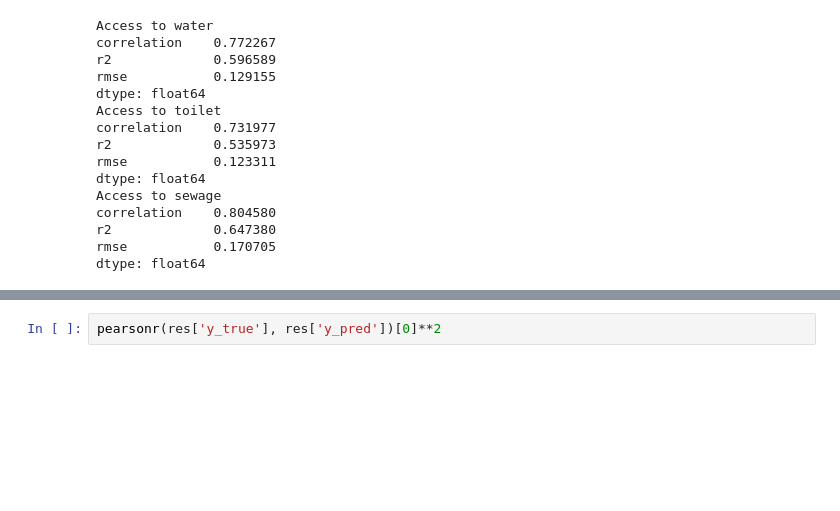
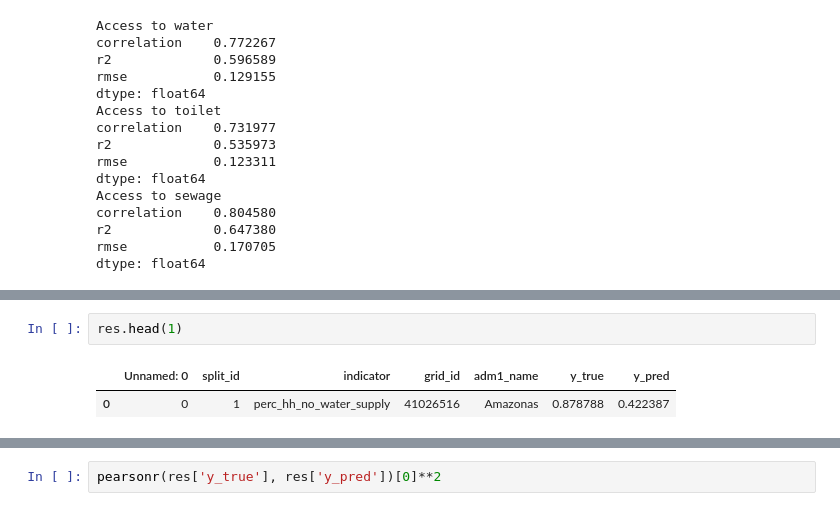
Before and after one commit to thinkingmachines/geoai-immap-wash, a Jupyter notebook: notebooks/02_Modelling.ipynb, the cells around one changed output, grey strips where cells are left out. Drawn from its saved outputs; the diff is of its cells as text; blank space fills up the shorter version.

```diff
--- a/notebooks/02_Modelling.ipynb
+++ b/notebooks/02_Modelling.ipynb
@@ -77,3 +134,8 @@ dtype: float64
+# %%
+res.head(1)
+# %% [output]
+|  | Unnamed: 0 | split_id | indicator | grid_id | adm1_name | y_true | y_pred |
+| 0 | 0 | 1 | perc_hh_no_water_supply | 41026516 | Amazonas | 0.878788 | 0.422387 |
 # %%
 # clf = RandomForestRegressor(random_state=42)
 
```
Also changed, not shown: parts of 3 cells of this notebook, 1 other file.
